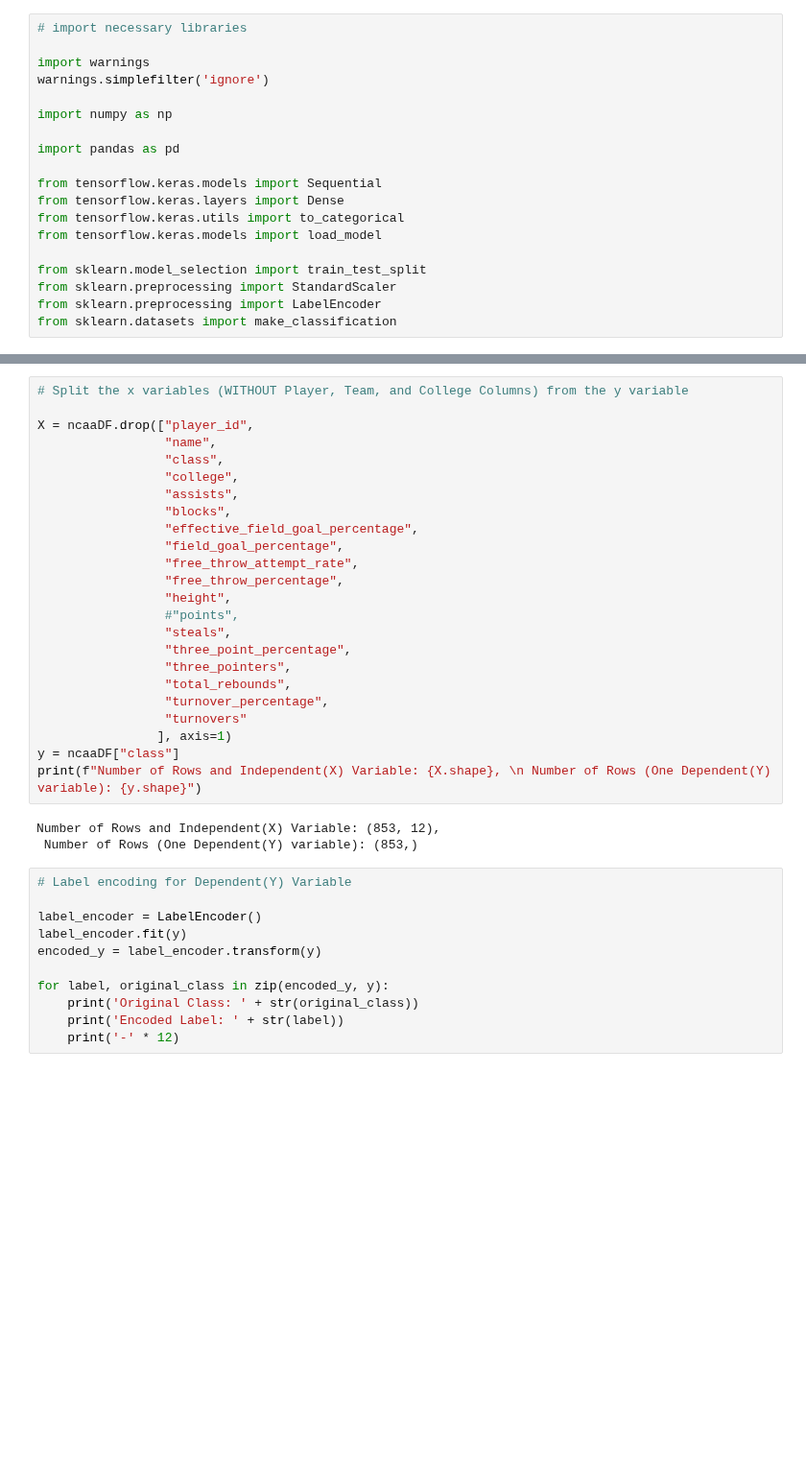
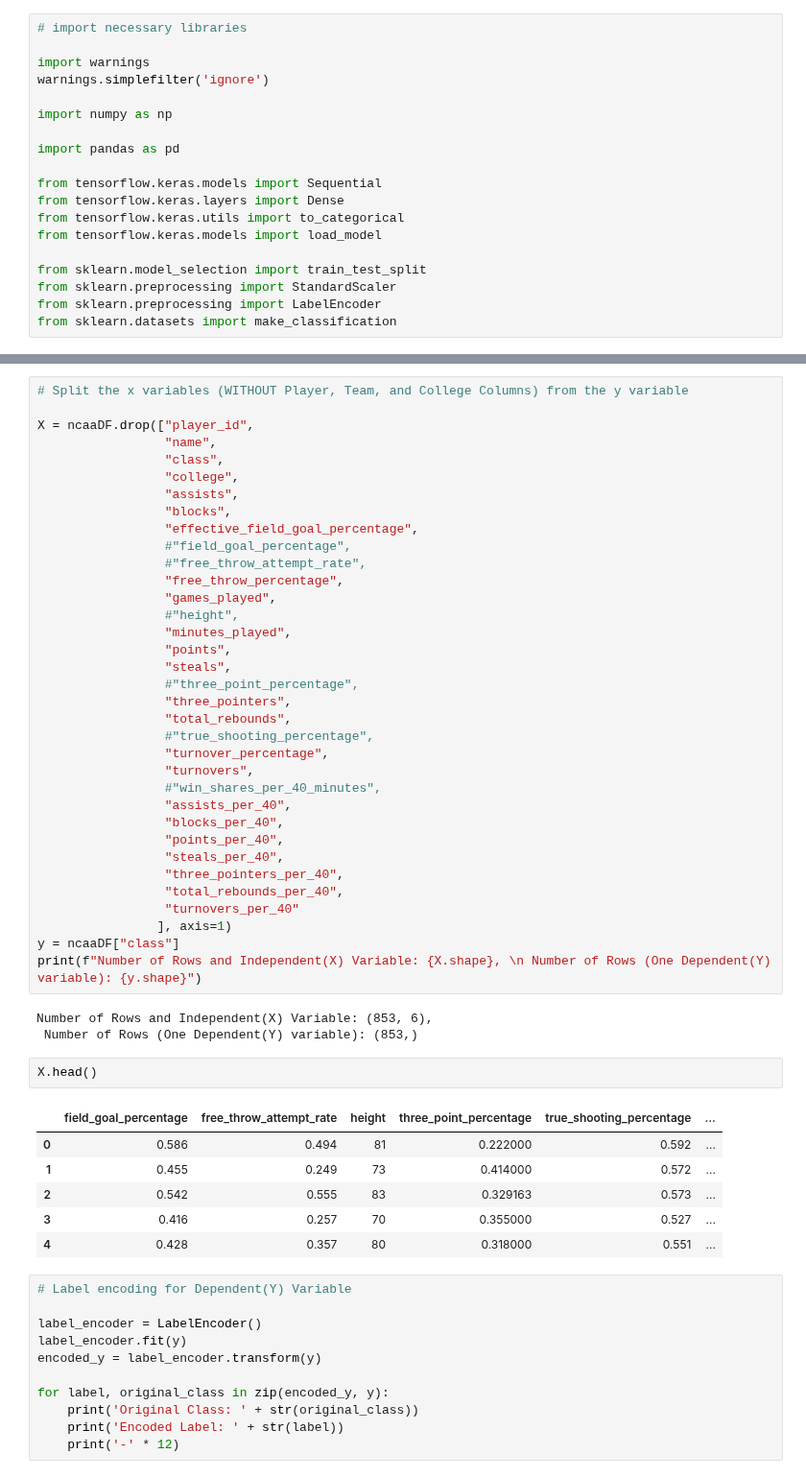
Before and after one commit to woodfin8/Draft_Machine, a Jupyter notebook: NeuralNetwork_Keras_v2.ipynb, the cells around one changed output, grey strips where cells are left out. Shown at 96% size. Cells and saved outputs as stored; diff of their text form; blank space fills up the shorter version.

```diff
--- a/NeuralNetwork_Keras_v2.ipynb
+++ b/NeuralNetwork_Keras_v2.ipynb
@@ -46,23 +46,43 @@ X = ncaaDF.drop(["player_id",
                  "assists",
                  "blocks",
                  "effective_field_goal_percentage",
-                 "field_goal_percentage",
-                 "free_throw_attempt_rate",
+                 #"field_goal_percentage",
+                 #"free_throw_attempt_rate",
                  "free_throw_percentage",
-                 "height",
-                 #"points",
+                 "games_played",
+                 #"height",
+                 "minutes_played",
+                 "points",
                  "steals",
-                 "three_point_percentage",
+                 #"three_point_percentage",
                  "three_pointers",
                  "total_rebounds",
+                 #"true_shooting_percentage",
                  "turnover_percentage",
-                 "turnovers"
+                 "turnovers",
+                 #"win_shares_per_40_minutes",
+                 "assists_per_40",
+                 "blocks_per_40",
+                 "points_per_40",
+                 "steals_per_40",
+                 "three_pointers_per_40",
+                 "total_rebounds_per_40",
+                 "turnovers_per_40"
                 ], axis=1)
 y = ncaaDF["class"]
 print(f"Number of Rows and Independent(X) Variable: {X.shape}, \n Number of Rows (One Dependent(Y) variable): {y.shape}")
 # %% [output]
-Number of Rows and Independent(X) Variable: (853, 12),
+Number of Rows and Independent(X) Variable: (853, 6),
  Number of Rows (One Dependent(Y) variable): (853,)
+# %%
+X.head()
+# %% [output]
+|  | field_goal_percentage | free_throw_attempt_rate | height | three_point_percentage | true_shooting_percentage | ... |
+| 0 | 0.586 | 0.494 | 81 | 0.222000 | 0.592 | ... |
+| 1 | 0.455 | 0.249 | 73 | 0.414000 | 0.572 | ... |
+| 2 | 0.542 | 0.555 | 83 | 0.329163 | 0.573 | ... |
+| 3 | 0.416 | 0.257 | 70 | 0.355000 | 0.527 | ... |
+| 4 | 0.428 | 0.357 | 80 | 0.318000 | 0.551 | ... |
 # %%
 # Label encoding for Dependent(Y) Variable
 
```
Also changed, not shown: parts of 3 cells of this notebook, 2 other files.
